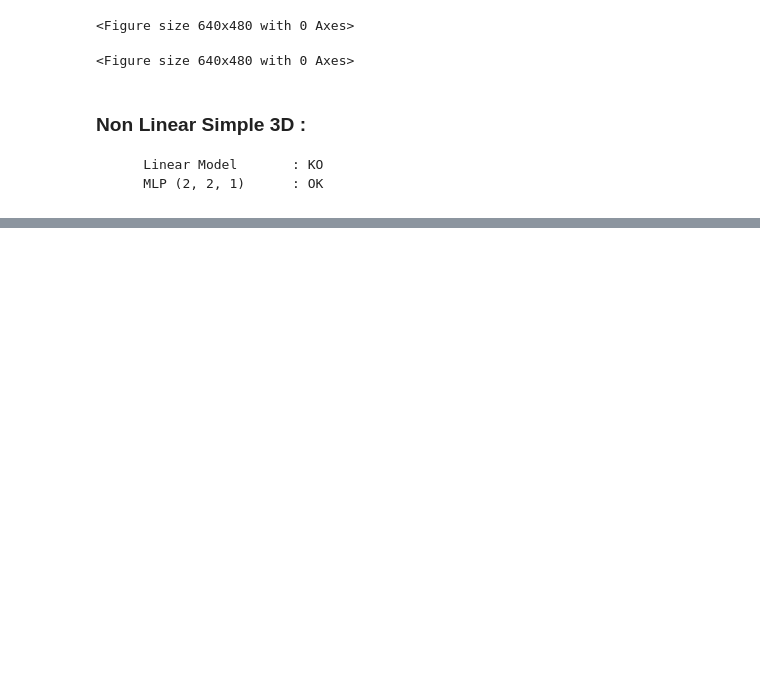
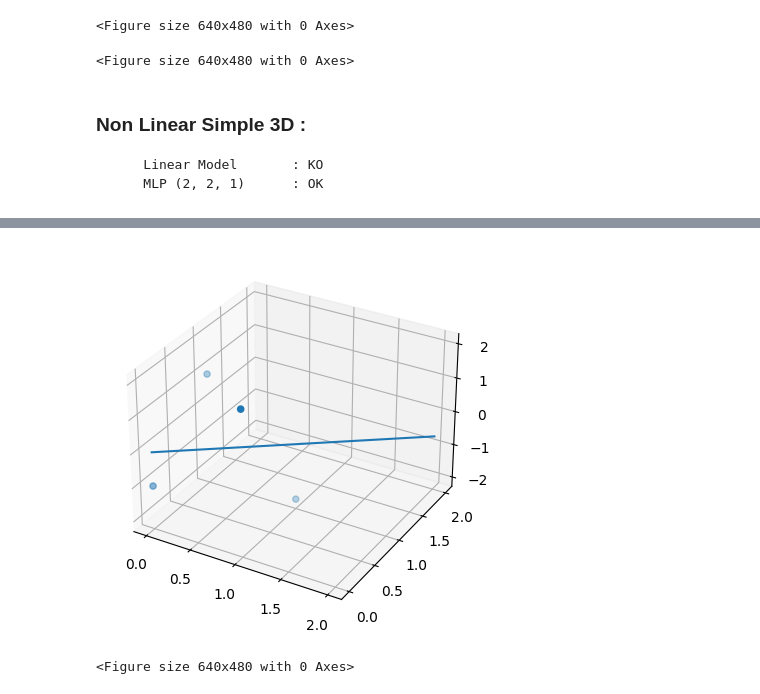
Before and after one commit to Elbub/3IABD2---Projet-annuel, a Jupyter notebook: tests_interops/notebook_test_interops_linear_classification.ipynb, the cells around one changed output, grey strips where cells are left out. Cells and saved outputs as stored; diff of their text form; code cells hidden in the pictures; blank space fills up the shorter version.

```diff
--- a/tests_interops/notebook_test_interops_linear_classification.ipynb
+++ b/tests_interops/notebook_test_interops_linear_classification.ipynb
@@ -1299,8 +1361,13 @@ X = np.array([
       [0, 0],
 ])
 Y = np.array([
-      2,
-      1,
-      -2,
-      -1
+      [2],
+      [1],
+      [-2],
+      [-1]
 ])
+
+# Y_line = np.array([2, 3, 2.5])
+
+X = np.array(X, dtype=ctypes.c_float)
+Y = np.array(Y, dtype=ctypes.c_float)
@@ -1316,0 +1428,26 @@ plt.clf()
+# %%
+# from mpl_toolkits.mplot3d import Axes3D
+# fig = plt.figure()
+# ax = Axes3D(fig)
+# ax.scatter(X[:,0],X[:,1],Y)
+# plt.show()
+# plt.clf()
+
+
+from mpl_toolkits.mplot3d import Axes3D
+fig = plt.figure()
+# ax = Axes3D(fig)
+ax = fig.add_subplot(111, projection='3d')
+
+x_1 = np.linspace(0, 2, 100)
+x_2 = np.linspace(0, 2, 100)
+
+y = find_w_linear_regression[0] * x_1 + find_w_linear_regression[1] * x_2
+
+plt.plot(x_1, x_2, y)
+ax.scatter(X[:,0],X[:,1],Y)
+plt.show()
+plt.clf()
+# %% [output]
+[figure, added]
+<Figure size 640x480 with 0 Axes>
```
Also changed, not shown: parts of 6 cells of this notebook.
